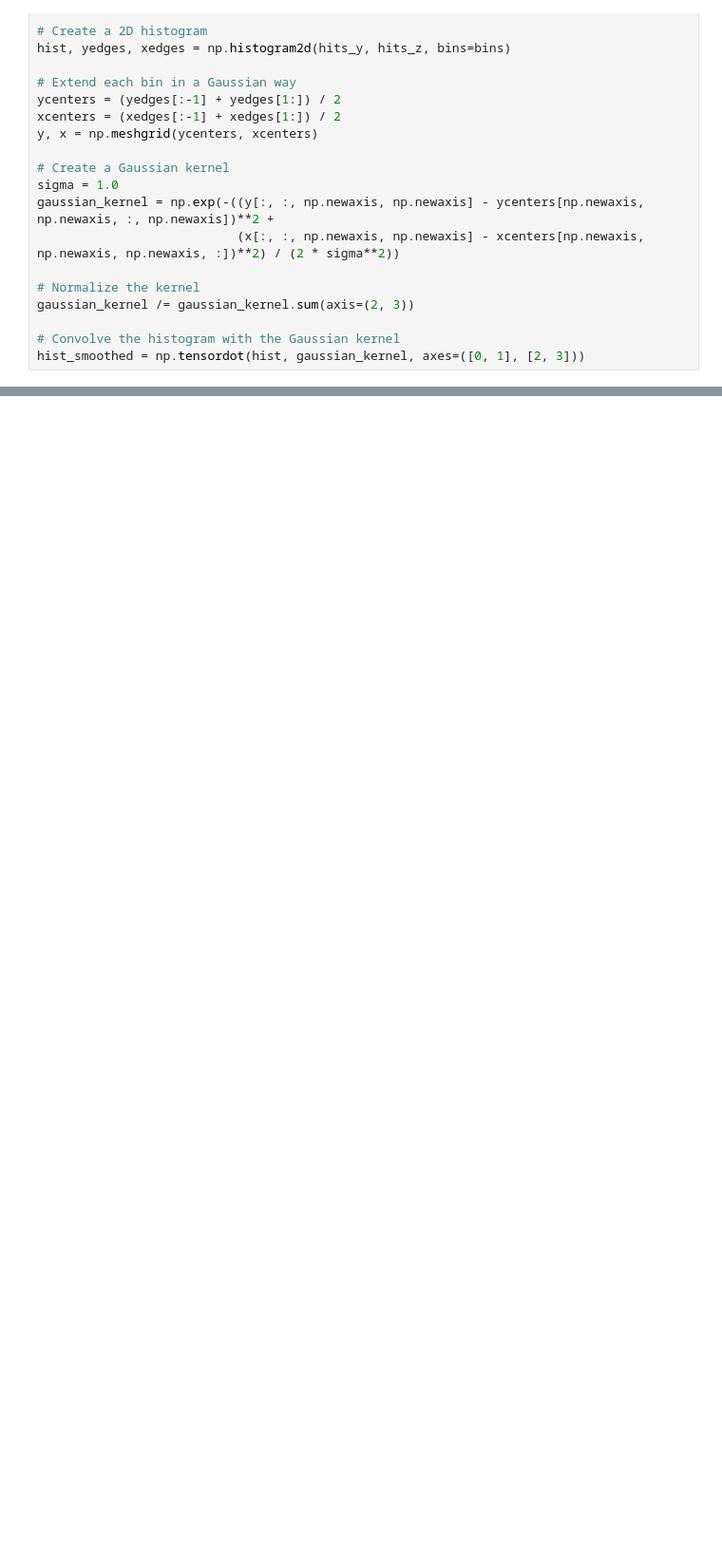
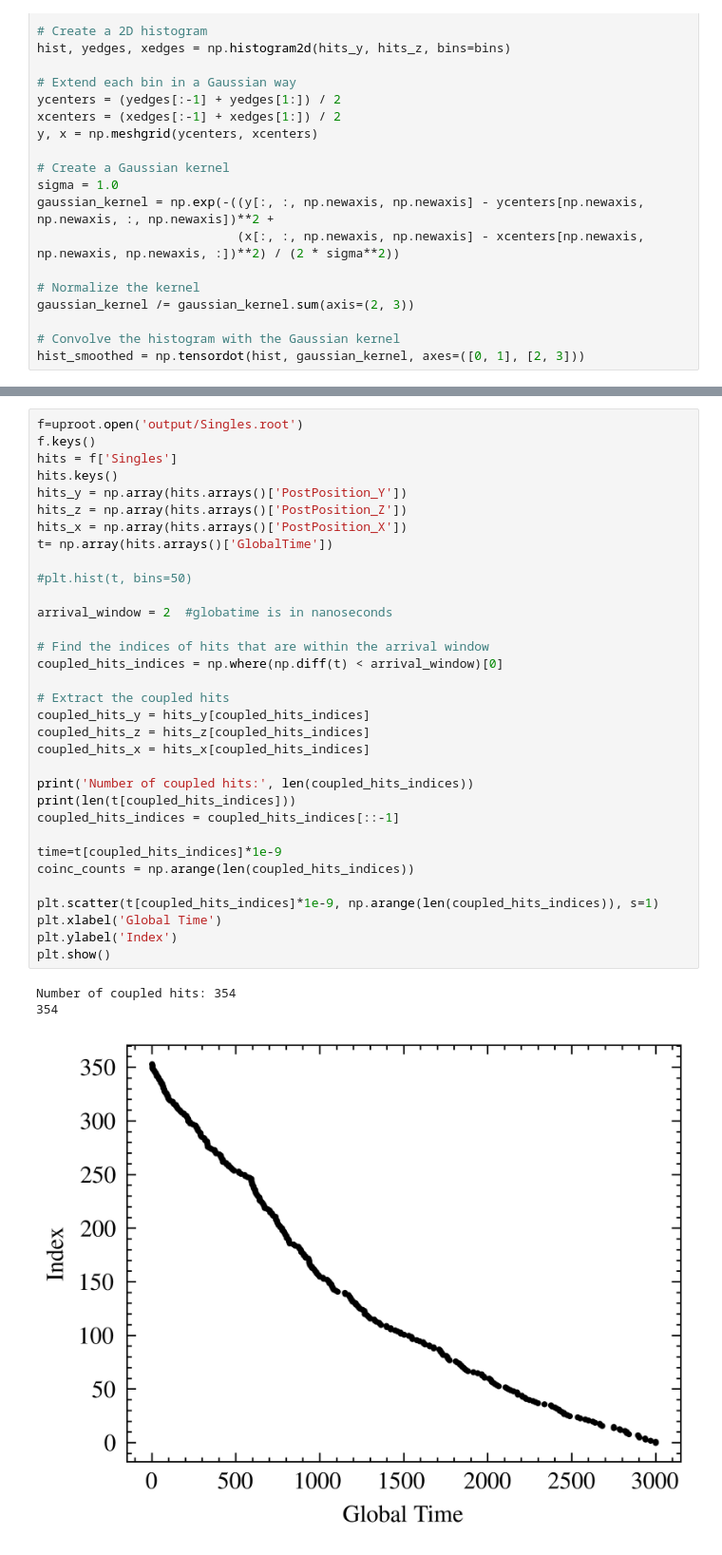
Before and after one commit to francescouni0/VHEE_monitor, a Jupyter notebook: Radionucl.ipynb, the cells around one changed output, grey strips where cells are left out. Shown at 95% size. Cells and saved outputs as stored; diff of their text form; blank space fills up the shorter version.

```diff
--- a/Radionucl.ipynb
+++ b/Radionucl.ipynb
@@ -165,0 +160,37 @@ plt.show()
+# %%
+f=uproot.open('output/Singles.root')
+f.keys()
+hits = f['Singles']
+hits.keys()
+hits_y = np.array(hits.arrays()['PostPosition_Y'])
+hits_z = np.array(hits.arrays()['PostPosition_Z'])
+hits_x = np.array(hits.arrays()['PostPosition_X'])
+t= np.array(hits.arrays()['GlobalTime'])
+
+#plt.hist(t, bins=50)
+
+arrival_window = 2  #globatime is in nanoseconds
+
+# Find the indices of hits that are within the arrival window
+coupled_hits_indices = np.where(np.diff(t) < arrival_window)[0]
+
+# Extract the coupled hits
+coupled_hits_y = hits_y[coupled_hits_indices]
+coupled_hits_z = hits_z[coupled_hits_indices]
+coupled_hits_x = hits_x[coupled_hits_indices]
+
+print('Number of coupled hits:', len(coupled_hits_indices))
+print(len(t[coupled_hits_indices]))
+coupled_hits_indices = coupled_hits_indices[::-1]
+
+time=t[coupled_hits_indices]*1e-9
+coinc_counts = np.arange(len(coupled_hits_indices))
+
+plt.scatter(t[coupled_hits_indices]*1e-9, np.arange(len(coupled_hits_indices)), s=1)
+plt.xlabel('Global Time')
+plt.ylabel('Index')
+plt.show()
+# %% [output]
+Number of coupled hits: 354
+354
+[figure, added]
```
Also changed, not shown: parts of 8 cells of this notebook, 2 other files.
